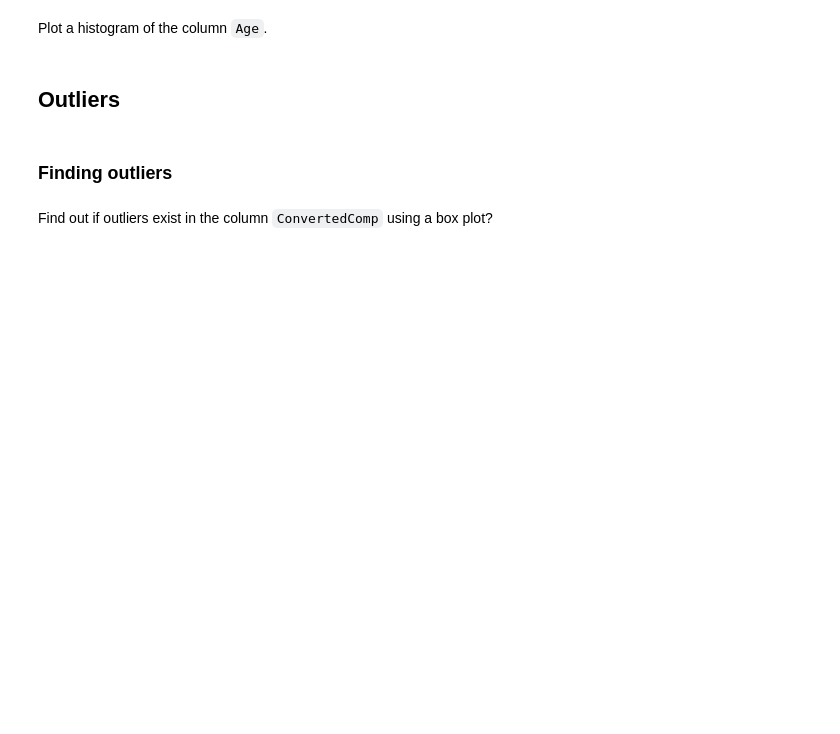
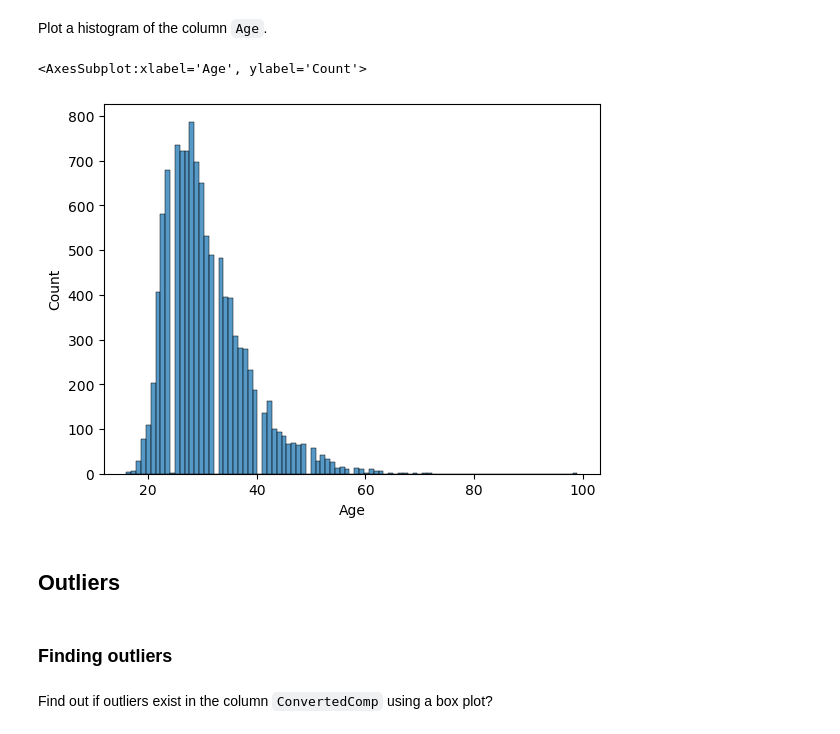
Before and after one commit to hajiragabna/data-analysis, a Jupyter notebook: M3ExploratoryDataAnalysis-lab.ipynb, the cells around one changed output. Saved outputs shown, nothing was run; the diff lists cells and outputs as text; code cells hidden in the pictures; blank space fills up the shorter version.

```diff
--- a/M3ExploratoryDataAnalysis-lab.ipynb
+++ b/M3ExploratoryDataAnalysis-lab.ipynb
@@ -128,3 +175,8 @@ Plot a histogram of the column `Age`.
+# %%
+sns.histplot(df['Age'])
+# %% [output]
+<AxesSubplot:xlabel='Age', ylabel='Count'>
+[figure, added]
 # %% [markdown]
 ## Outliers
 # %% [markdown]
```
Also changed, not shown: parts of 20 cells of this notebook.
